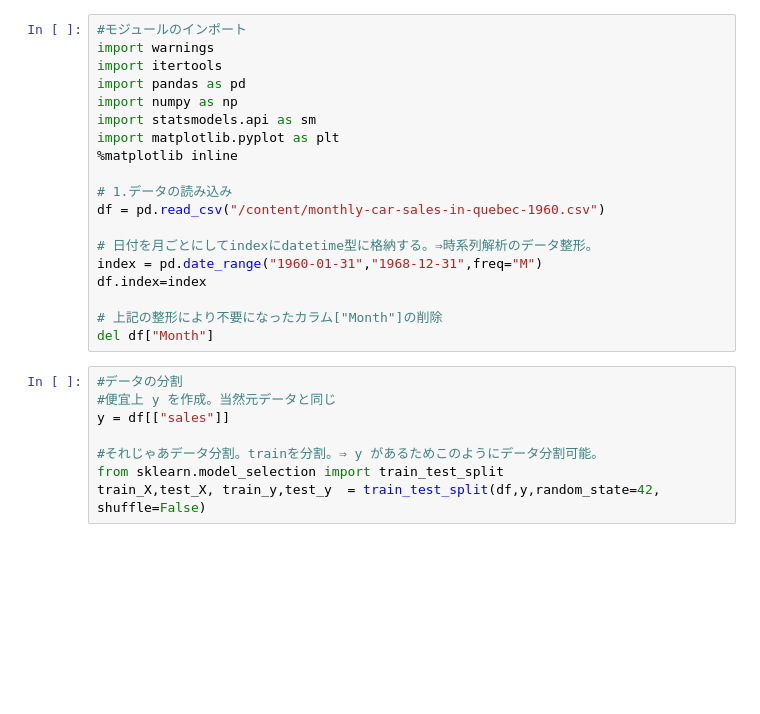
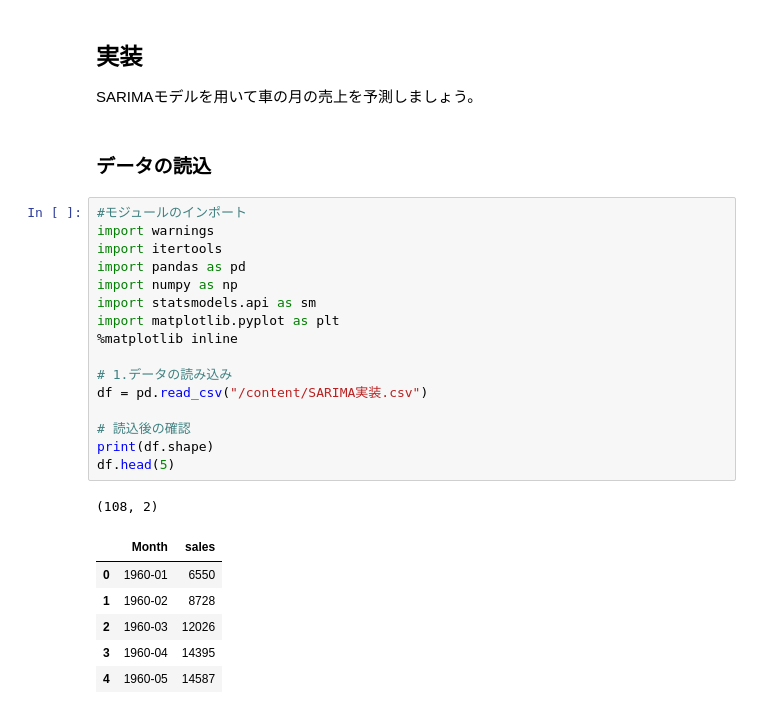
Before and after one commit to Ken-huea/Time-series-analysis, a Jupyter notebook: sarimaまとめ.ipynb, the cells around one changed output. Cells and saved outputs as stored; diff of their text form; blank space fills up the shorter version.

```diff
--- a/sarimaまとめ.ipynb
+++ b/sarimaまとめ.ipynb
@@ -21,27 +3,29 @@ zfile.extractall('.')
+# %% [markdown]
+## 実装
+SARIMAモデルを用いて車の月の売上を予測しましょう。
+# %% [markdown]
+### データの読込
 # %%
 #モジュールのインポート
 import warnings
 import itertools
 import pandas as pd
 import numpy as np
 import statsmodels.api as sm
 import matplotlib.pyplot as plt
 %matplotlib inline
 
 # 1.データの読み込み
-df = pd.read_csv("/content/monthly-car-sales-in-quebec-1960.csv")
+df = pd.read_csv("/content/SARIMA実装.csv")
 
-# 日付を月ごとにしてindexにdatetime型に格納する。⇒時系列解析のデータ整形。
-index = pd.date_range("1960-01-31","1968-12-31",freq="M")
-df.index=index
-
-# 上記の整形により不要になったカラム["Month"]の削除
-del df["Month"]
+# 読込後の確認
+print(df.shape)
+df.head(5)
+# %% [output]
+(108, 2)
+|  | Month | sales |
+| 0 | 1960-01 | 6550 |
+| 1 | 1960-02 | 8728 |
+| 2 | 1960-03 | 12026 |
+| 3 | 1960-04 | 14395 |
+| 4 | 1960-05 | 14587 |
-# %%
-#データの分割
-#便宜上 y を作成。当然元データと同じ
-y = df[["sales"]]
-
-#それじゃあデータ分割。trainを分割。⇒ y があるためこのようにデータ分割可能。
-from sklearn.model_selection import train_test_split
-train_X,test_X, train_y,test_y  = train_test_split(df,y,random_state=42, shuffle=False)
```
Also changed, not shown: parts of 17 cells of this notebook.
